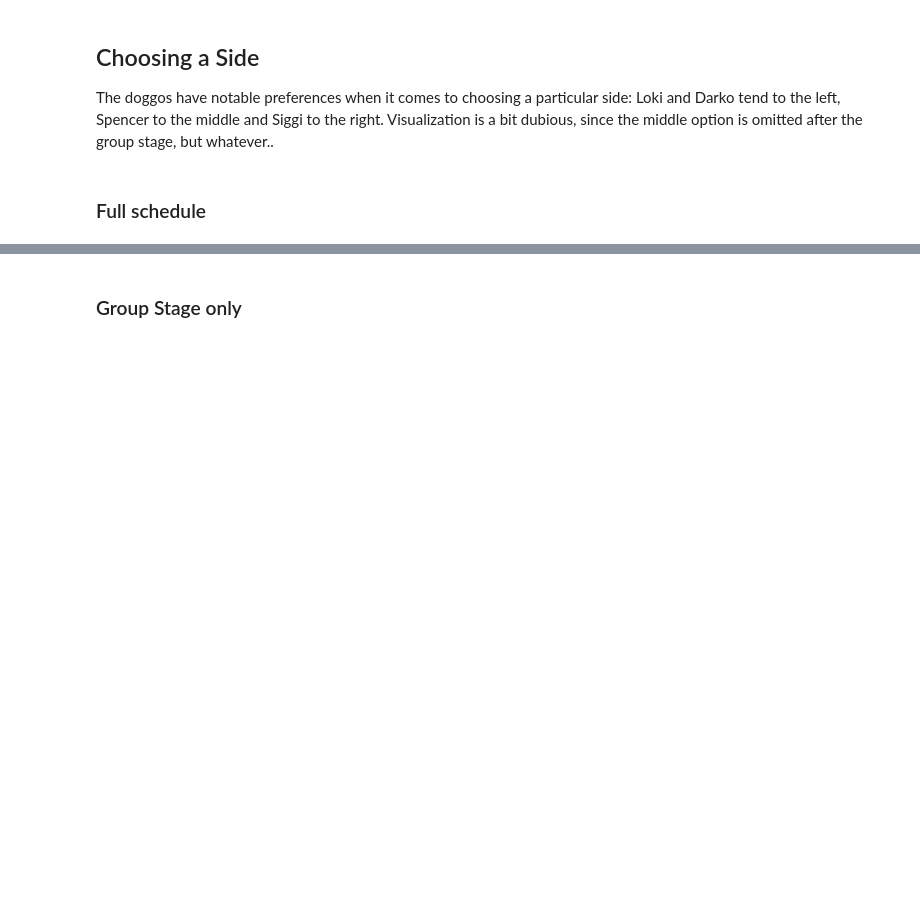
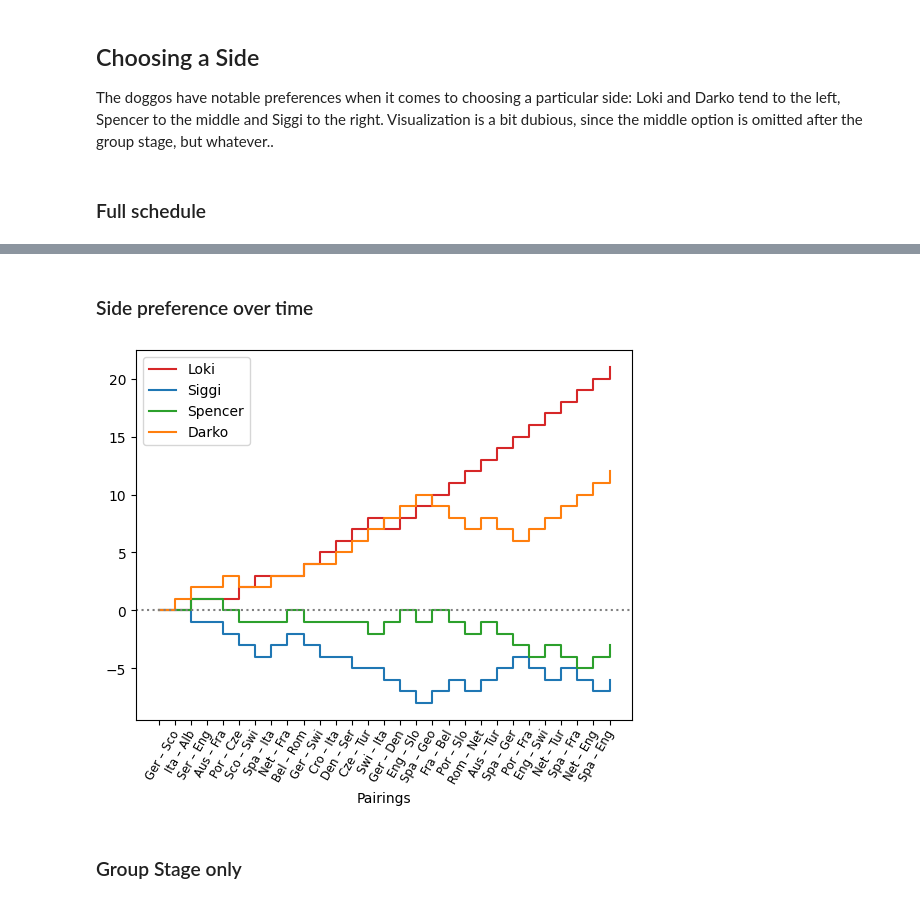
Before and after one commit to ben-tinc/pawracle, a Jupyter notebook: pawracle.ipynb, the cells around one changed output, grey strips where cells are left out. Cells and saved outputs as stored; diff of their text form; code cells hidden in the pictures; blank space fills up the shorter version.

```diff
--- a/pawracle.ipynb
+++ b/pawracle.ipynb
@@ -157,3 +157,26 @@ plt.show(vis)
+# %% [markdown]
+### Side preference over time
+# %%
+# Collect and convert all the data
+sfot = pd.DataFrame()
+sfot['Pairings'] = data['home'].str[0:3] + ' – ' + data['away'].str[0:3]
+side = {'L': 1, 'M': 0, 'R': -1}
+sfot['Loki'] = data['lokiSide'].apply(lambda v: side[v]).cumsum()
+sfot['Siggi'] = data['siggiSide'].apply(lambda v: side[v]).cumsum()
+sfot['Spencer'] = data['spencerSide'].apply(lambda v: side[v]).cumsum()
+sfot['Darko'] = data['darkoSide'].apply(lambda v: side[v]).cumsum()
+line = pd.DataFrame({'Loki': 0, 'Siggi': 0, 'Spencer': 0, 'Darko': 0, 'Pairings': ' '}, index=['match0'])
+sfot = pd.concat([line, sfot]).reset_index()
+# Draw the chart
+ax = sfot.plot(kind='line', x='Pairings', y=['Loki', 'Siggi', 'Spencer', 'Darko',], drawstyle='steps-post', style=['-', '-', '-', '-', ])
+ax.set_xticks([idx for idx in range(sfot['Pairings'].size)],
+                  sfot['Pairings'],
+                  rotation=60, va='center_baseline', ha='right', rotation_mode='anchor',
+                 size='small')
+ax.axhline(xmin=0, xmax=1, y=0, color='grey', linestyle=':')
+plt.show()
+# %% [output]
+[figure, added]
 # %% [markdown]
 ### Group Stage only
 # %%
```
Also changed, not shown: parts of 9 cells of this notebook, 1 other file.
